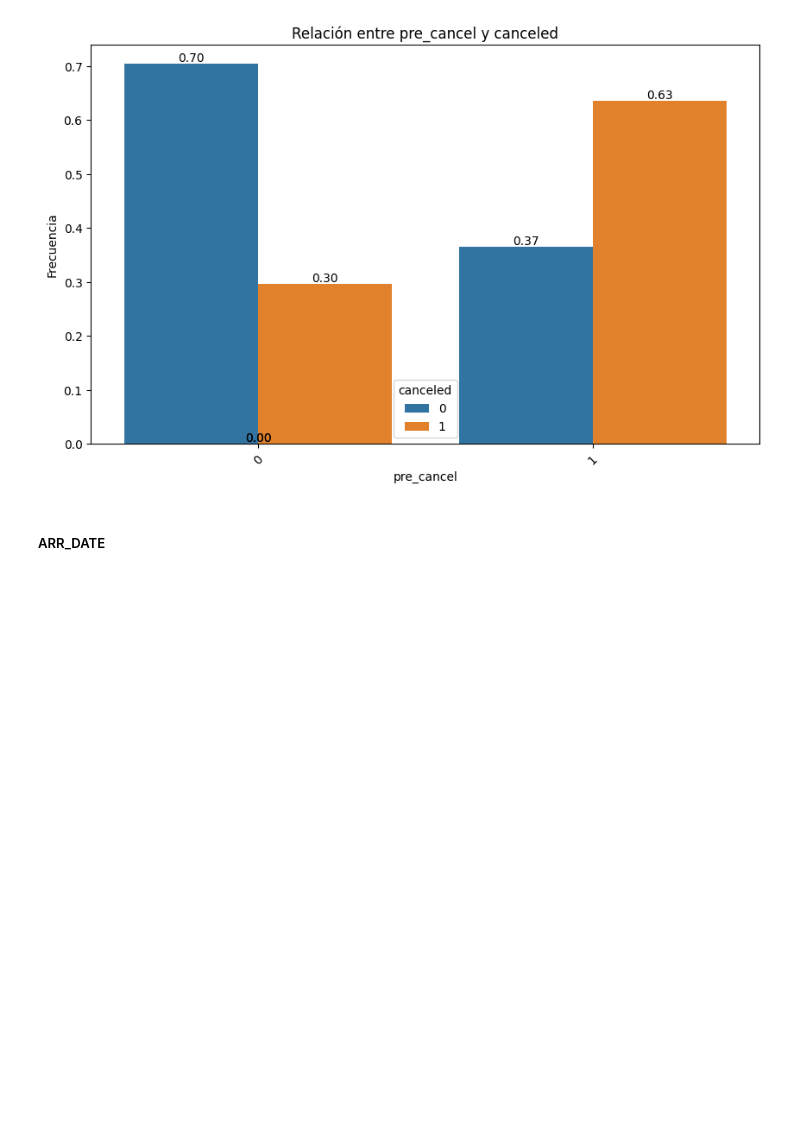
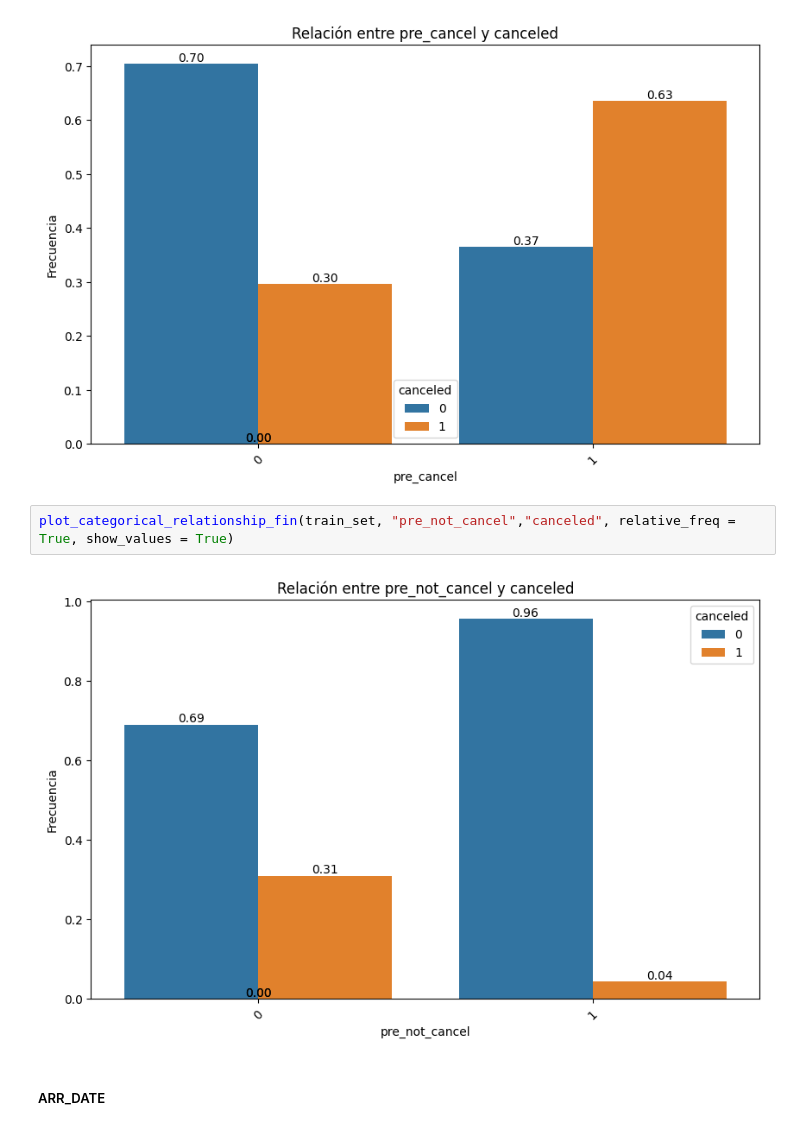
Before and after one commit to AntGV/ML_cancelacion_hotelera, a Jupyter notebook: src/notebooks/2_notebook_EDA.ipynb, the cells around one changed output. Drawn from its saved outputs; the diff is of its cells as text; blank space fills up the shorter version.

```diff
--- a/src/notebooks/2_notebook_EDA.ipynb
+++ b/src/notebooks/2_notebook_EDA.ipynb
@@ -498,6 +523,10 @@ test_set.loc[test_set["pre_cancel"] > 0, "pre_cancel"] = 1
 plot_categorical_relationship_fin(train_set, "pre_cancel","canceled", relative_freq = True, show_values = True)
 # %% [output]
 [figure]
+# %%
+plot_categorical_relationship_fin(train_set, "pre_not_cancel","canceled", relative_freq = True, show_values = True)
+# %% [output]
+[figure, added]
 # %% [markdown]
 ##### ARR_DATE
 # %%
```
Also changed, not shown: parts of 18 cells of this notebook, 6 other files.
